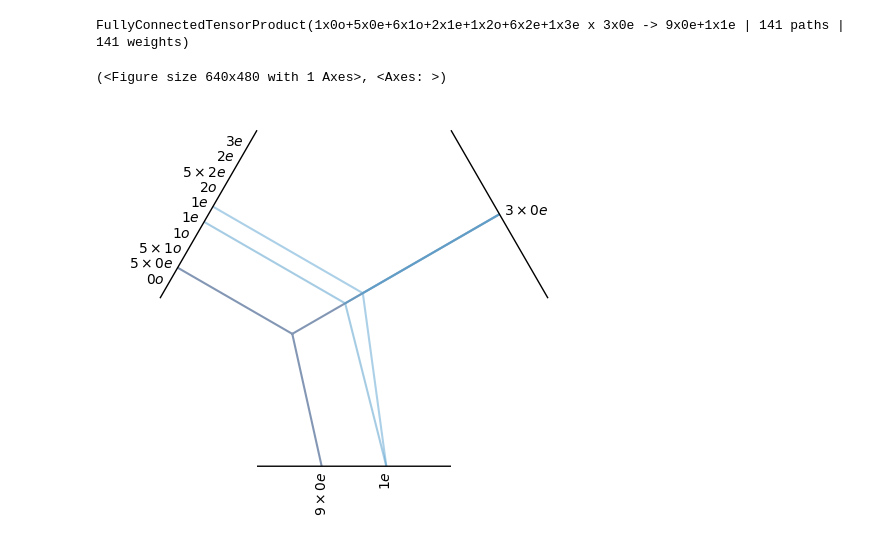
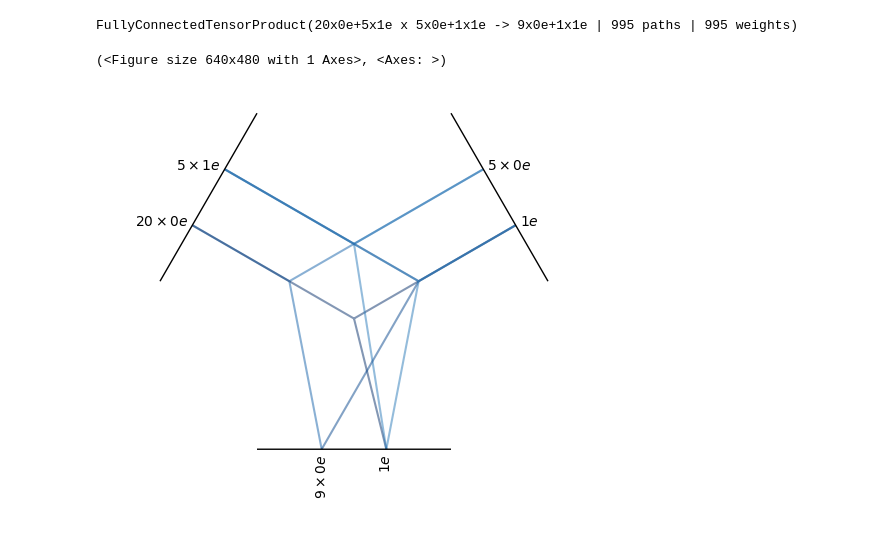
Before and after one commit to eje24/verlet-flows, a Jupyter notebook: notebooks/e3nn.ipynb, the cells around one changed output. Drawn from its saved outputs; the diff is of its cells as text; code cells hidden in the pictures.

```diff
--- a/notebooks/e3nn.ipynb
+++ b/notebooks/e3nn.ipynb
@@ -1,18 +1,14 @@
 # %%
 from e3nn import o3
 # %%
-sh_irreps = o3.Irreps.spherical_harmonics(lmax=2)
+distance_embed_dim = 5
 
-tp1 = o3.FullTensorProduct(irreps_in1 = '5x0e + 1e', irreps_in2 = sh_irreps)
-
-# print(tp1)
-# tp1.visualize()
-
-tp2 = o3.FullyConnectedTensorProduct(irreps_in1 = tp1.irreps_out, irreps_in2 = '3x0e', irreps_out='9x0e+1x1e')
+tp1 = o3.FullyConnectedTensorProduct(irreps_in1 = f'{distance_embed_dim}x0e + 1e', irreps_in2 = f'{distance_embed_dim}x0e + 1e', irreps_out = '20x0e + 5x1e')
+tp2 = o3.FullyConnectedTensorProduct(irreps_in1 = tp1.irreps_out, irreps_in2 = f'{distance_embed_dim}x0e + 1e', irreps_out = '9x0e + 1x1e')
 
 print(tp2)
 tp2.visualize()
 # %% [output]
-FullyConnectedTensorProduct(1x0o+5x0e+6x1o+2x1e+1x2o+6x2e+1x3e x 3x0e -> 9x0e+1x1e | 141 paths | 141 weights)
+FullyConnectedTensorProduct(20x0e+5x1e x 5x0e+1x1e -> 9x0e+1x1e | 995 paths | 995 weights)
 (<Figure size 640x480 with 1 Axes>, <Axes: >)
-[figure, old version]
+[figure, new version]
```
Also changed, not shown: parts of 3 cells of this notebook, 2 other files.
